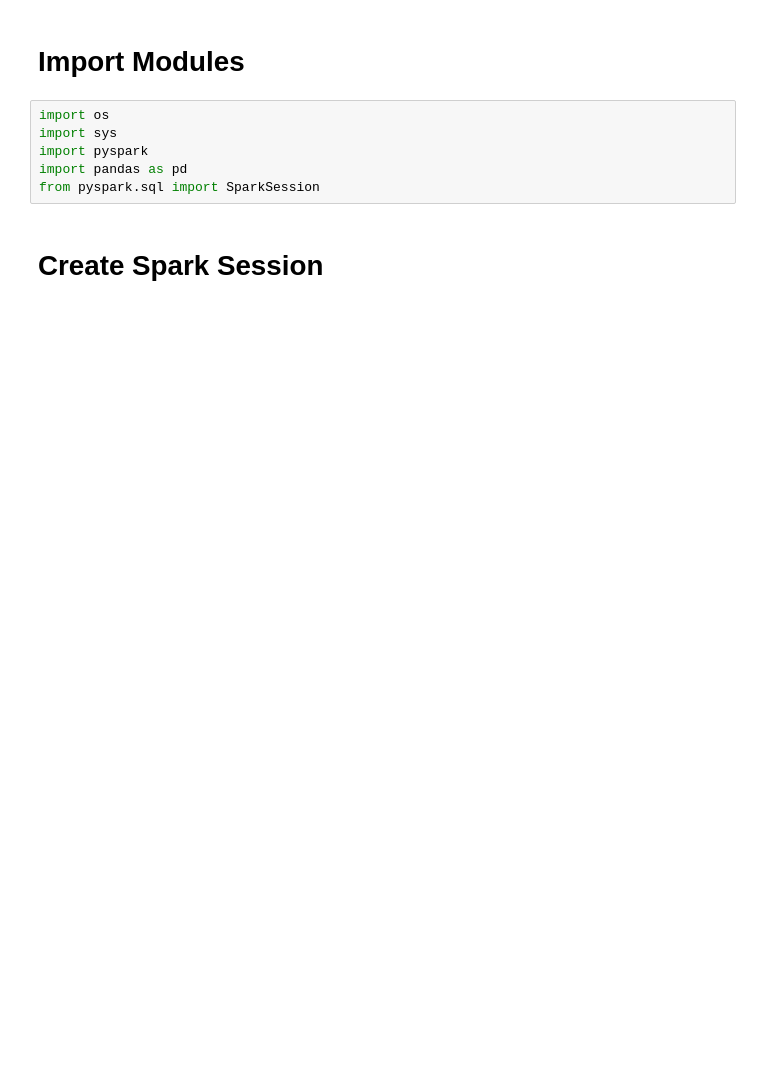
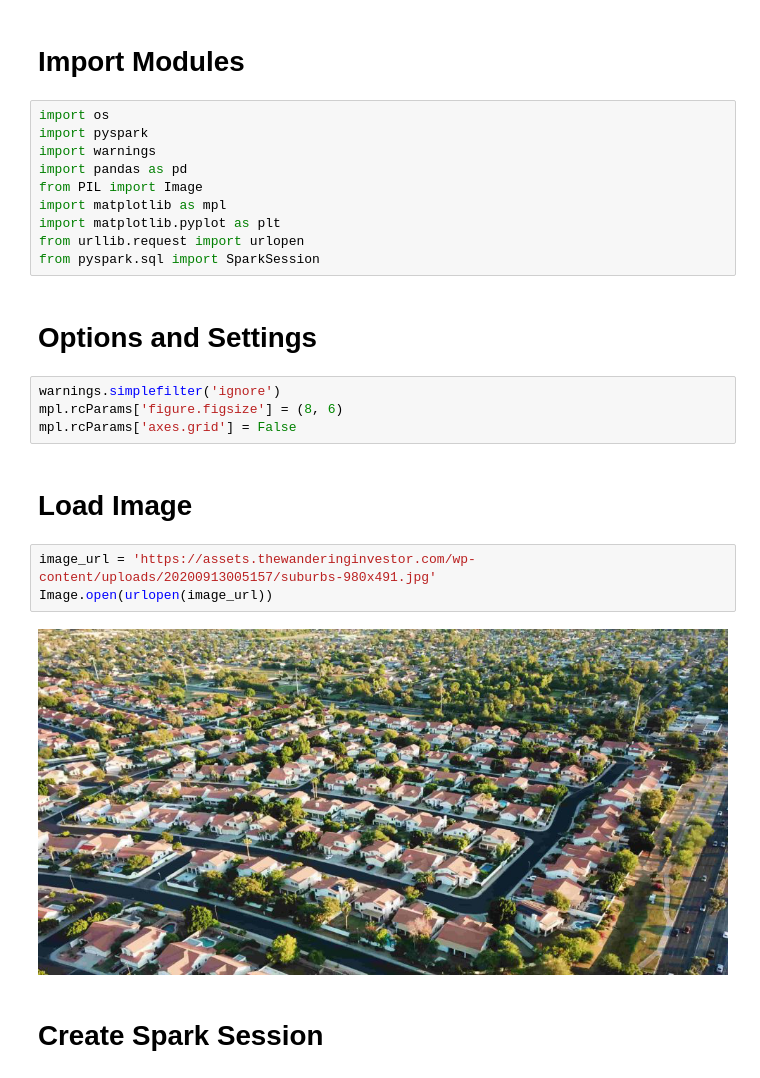
Before and after one commit to eldrigeampong/Data-Engineering, a Jupyter notebook: Apache Spark/NoteBooks/proj1.ipynb, the cells around one changed output. Drawn from its saved outputs; the diff is of its cells as text; blank space fills up the shorter version.

```diff
--- a/Apache Spark/NoteBooks/proj1.ipynb
+++ b/Apache Spark/NoteBooks/proj1.ipynb
@@ -6,10 +6,27 @@ Project Description: https://www.nyc.gov/assets/tlc/downloads/pdf/trip_record_us
 # Import Modules
 # %%
 import os
-import sys
 import pyspark
+import warnings
 import pandas as pd
+from PIL import Image
+import matplotlib as mpl
+import matplotlib.pyplot as plt
+from urllib.request import urlopen
 from pyspark.sql import SparkSession
+# %% [markdown]
+# Options and Settings
+# %%
+warnings.simplefilter('ignore')
+mpl.rcParams['figure.figsize'] = (8, 6)
+mpl.rcParams['axes.grid'] = False
+# %% [markdown]
+# Load Image
+# %%
+image_url = 'https://assets.thewanderinginvestor.com/wp-content/uploads/20200913005157/suburbs-980x491.jpg'
+Image.open(urlopen(image_url))
+# %% [output]
+[figure, added]
 # %% [markdown]
 # Create Spark Session
 # %%
```
Also changed, not shown: parts of 9 cells of this notebook, 29 other files.
